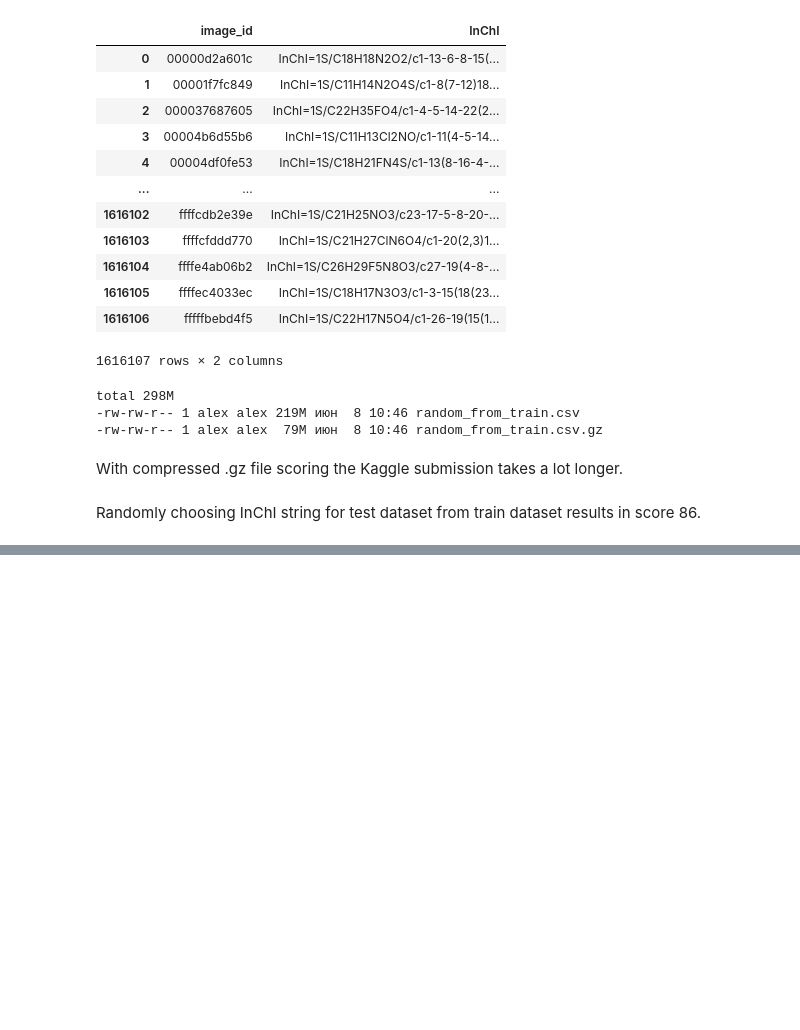
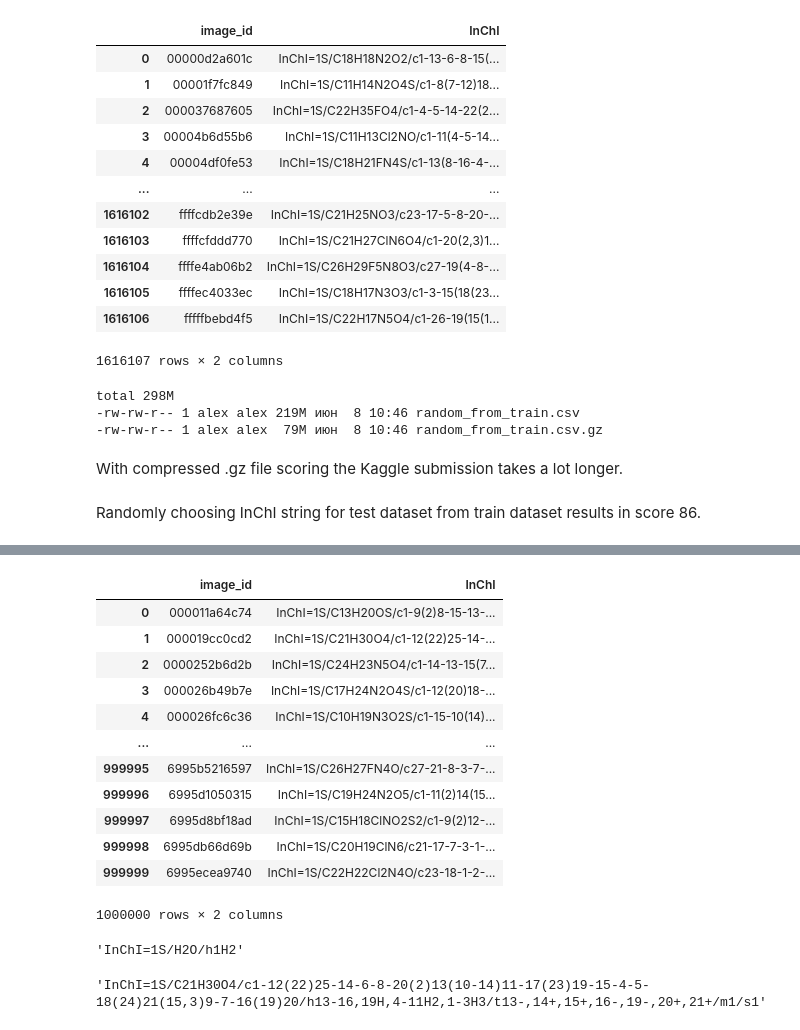
Before and after one commit to alex637/MolecularTranslation, a Jupyter notebook: basic.ipynb, the cells around one changed output, grey strips where cells are left out. Saved outputs shown, nothing was run; the diff lists cells and outputs as text; code cells hidden in the pictures; blank space fills up the shorter version.

```diff
--- a/basic.ipynb
+++ b/basic.ipynb
@@ -158,0 +183,5 @@ Randomly choosing InChI string for test dataset from train dataset results in sc
+# %%
+submission = pd.read_csv('original_data/sample_submission.csv')      # all ['InChI'] will be changed below
+c_counts_test  = np.load('data/results_c_test_from_kaggle.npy')
+c_counts_train = np.load('data/pretrain2/atom_counts.npy')[:10**6,1] # choosing C counts
+inchi_train = pd.read_csv('original_data/train_labels.csv')[:10**6]  # have precalculated C counts
@@ -158,0 +204,24 @@ Randomly choosing InChI string for test dataset from train dataset results in sc
+# %%
+inchi_train
+# %% [output]
+|  | image_id | InChI |
+| 0 | 000011a64c74 | InChI=1S/C13H20OS/c1-9(2)8-15-13-... |
+| 1 | 000019cc0cd2 | InChI=1S/C21H30O4/c1-12(22)25-14-... |
+| 2 | 0000252b6d2b | InChI=1S/C24H23N5O4/c1-14-13-15(7... |
+| 3 | 000026b49b7e | InChI=1S/C17H24N2O4S/c1-12(20)18-... |
+| 4 | 000026fc6c36 | InChI=1S/C10H19N3O2S/c1-15-10(14)... |
+| ... | ... | ... |
+| 999995 | 6995b5216597 | InChI=1S/C26H27FN4O/c27-21-8-3-7-... |
+| 999996 | 6995d1050315 | InChI=1S/C19H24N2O5/c1-11(2)14(15... |
+| 999997 | 6995d8bf18ad | InChI=1S/C15H18ClNO2S2/c1-9(2)12-... |
+| 999998 | 6995db66d69b | InChI=1S/C20H19ClN6/c21-17-7-3-1-... |
+| 999999 | 6995ecea9740 | InChI=1S/C22H22Cl2N4O/c23-18-1-2-... |
+1000000 rows × 2 columns
+# %%
+submission.iat[0, 1] # expecting to see InChI string from the first row
+# %% [output]
+'InChI=1S/H2O/h1H2'
+# %%
+inchi_train.iat[1, 1]
+# %% [output]
+'InChI=1S/C21H30O4/c1-12(22)25-14-6-8-20(2)13(10-14)11-17(23)19-15-4-5-18(24)21(15,3)9-7-16(19)20/h13-16,19H,4-11H2,1-3H3/t13-,14+,15+,16-,19-,20+,21+/m1/s1'
```
Also changed, not shown: parts of 16 cells of this notebook, 1 other file.
